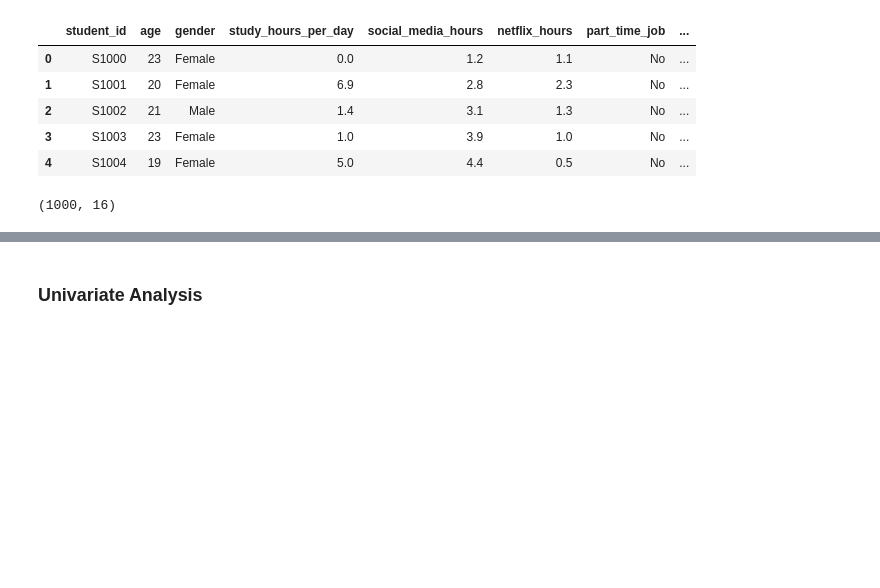
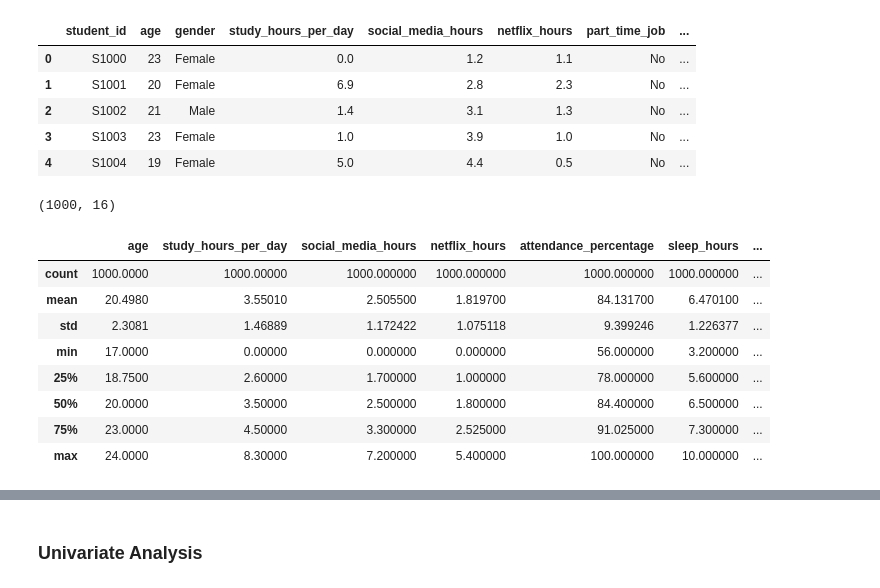
Before and after one commit to MeetPujara/Student_Habit_Performance, a Jupyter notebook: testing.ipynb, the cells around one changed output, grey strips where cells are left out. Drawn from its saved outputs; the diff is of its cells as text; code cells hidden in the pictures; blank space fills up the shorter version.

```diff
--- a/testing.ipynb
+++ b/testing.ipynb
@@ -26,3 +26,15 @@ df.head()
 df.shape
 # %% [output]
 (1000, 16)
+# %%
+df.describe()
+# %% [output]
+|  | age | study_hours_per_day | social_media_hours | netflix_hours | attendance_percentage | sleep_hours | ... |
+| count | 1000.0000 | 1000.00000 | 1000.000000 | 1000.000000 | 1000.000000 | 1000.000000 | ... |
+| mean | 20.4980 | 3.55010 | 2.505500 | 1.819700 | 84.131700 | 6.470100 | ... |
+| std | 2.3081 | 1.46889 | 1.172422 | 1.075118 | 9.399246 | 1.226377 | ... |
+| min | 17.0000 | 0.00000 | 0.000000 | 0.000000 | 56.000000 | 3.200000 | ... |
+| 25% | 18.7500 | 2.60000 | 1.700000 | 1.000000 | 78.000000 | 5.600000 | ... |
+| 50% | 20.0000 | 3.50000 | 2.500000 | 1.800000 | 84.400000 | 6.500000 | ... |
+| 75% | 23.0000 | 4.50000 | 3.300000 | 2.525000 | 91.025000 | 7.300000 | ... |
+| max | 24.0000 | 8.30000 | 7.200000 | 5.400000 | 100.000000 | 10.000000 | ... |
```
Also changed, not shown: parts of 14 cells of this notebook, 2 other files.
